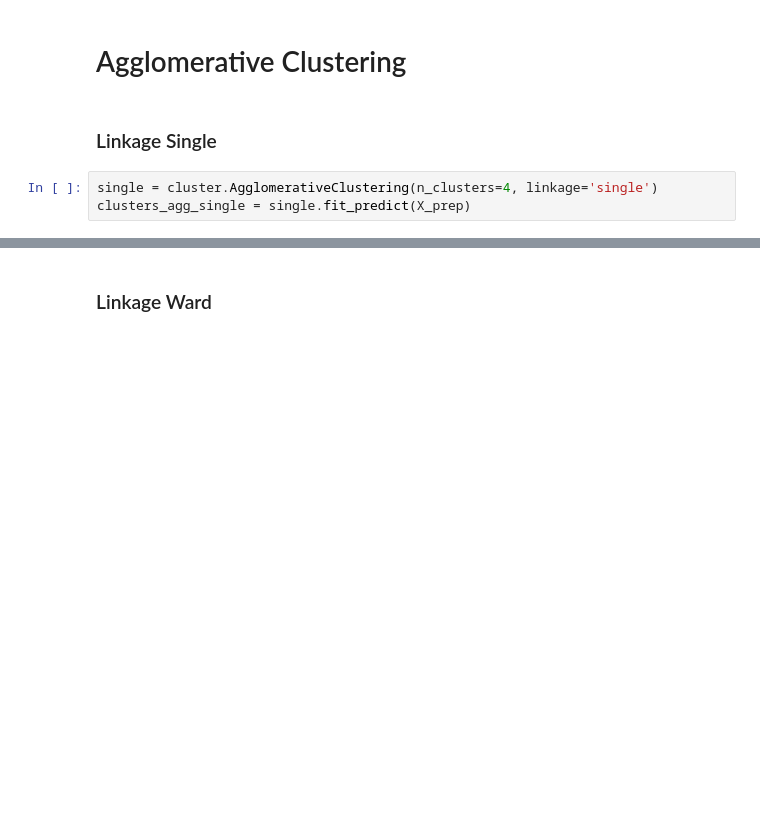
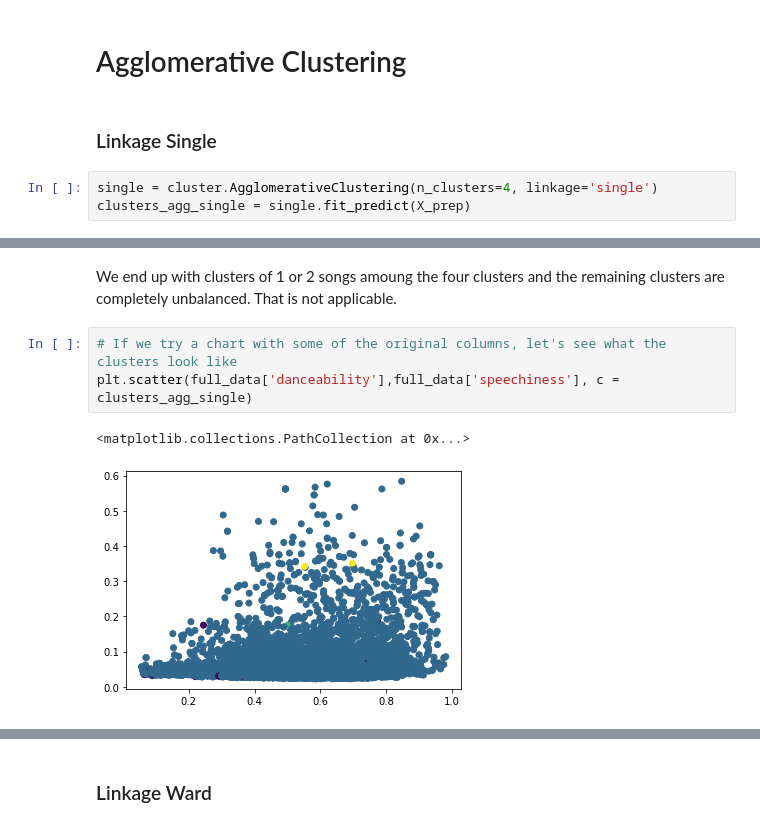
Before and after one commit to ebourelly/6_6_lab-unsupervised-learning-intro, a Jupyter notebook: 6_6_lab-unsupervised-learning-intro_Eric.ipynb, the cells around one changed output, grey strips where cells are left out. Saved outputs shown, nothing was run; the diff lists cells and outputs as text; blank space fills up the shorter version.

```diff
--- a/6_6_lab-unsupervised-learning-intro_Eric.ipynb
+++ b/6_6_lab-unsupervised-learning-intro_Eric.ipynb
@@ -128 +182,9 @@ pd.Series(clusters_agg_single).value_counts().sort_index()
 dtype: int64
+# %% [markdown]
+We end up with clusters of 1 or 2 songs amoung the four clusters and the remaining clusters are completely unbalanced. That is not applicable.
+# %%
+# If we try a chart with some of the original columns, let's see what the clusters look like
+plt.scatter(full_data['danceability'],full_data['speechiness'], c = clusters_agg_single)
+# %% [output]
+<matplotlib.collections.PathCollection at 0x...>
+[figure, added]
```
Also changed, not shown: parts of 52 cells of this notebook, 6 other files.
